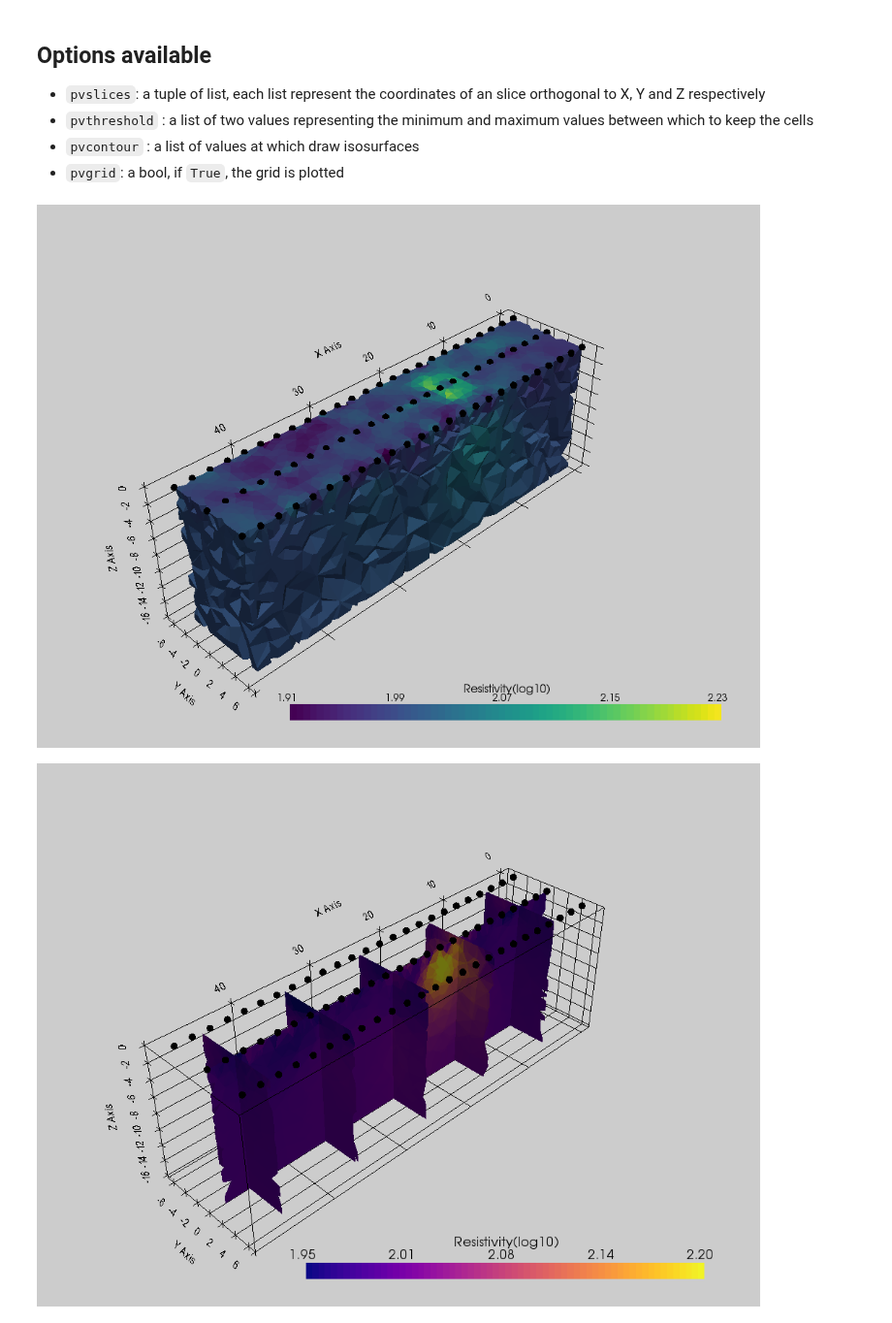
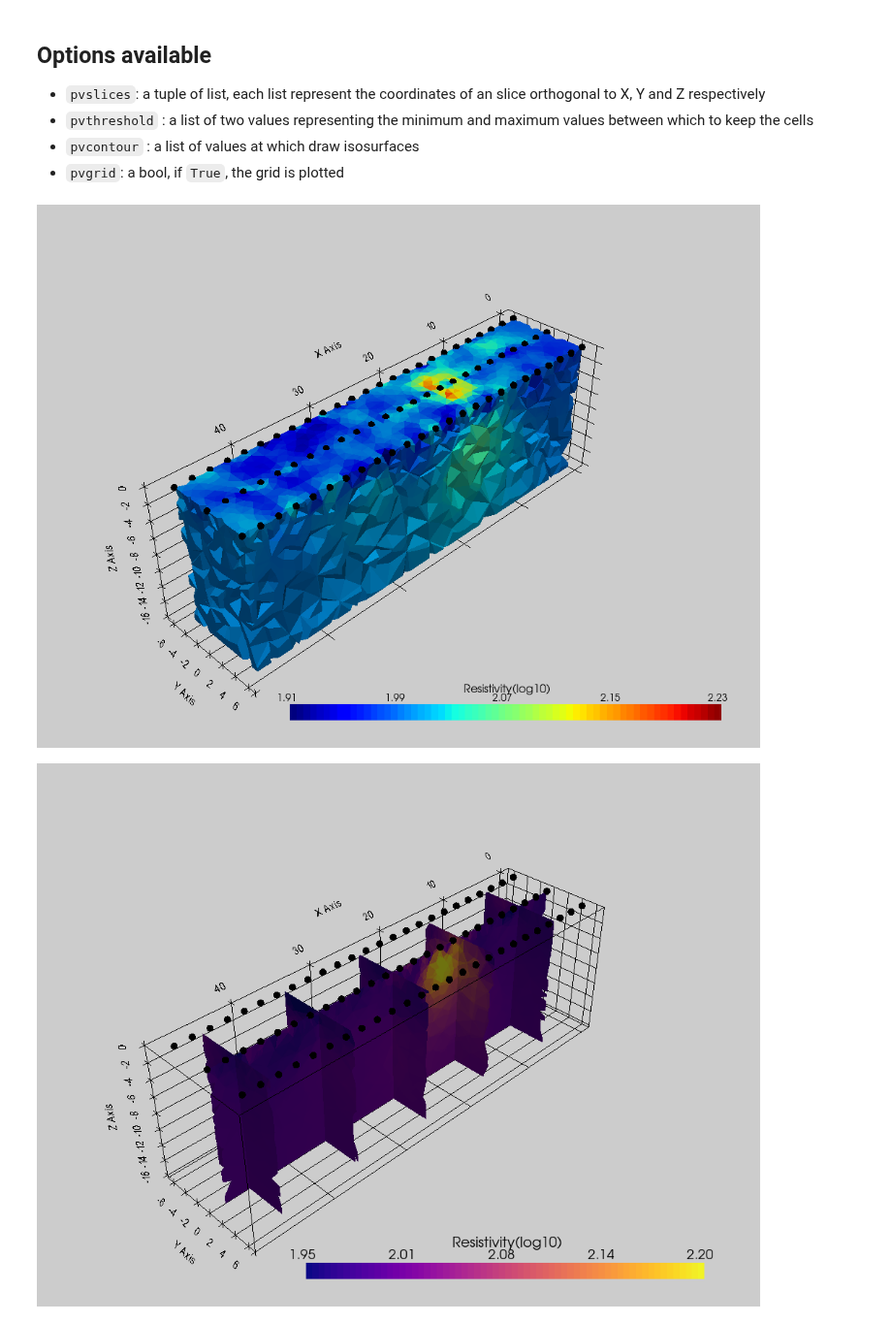
Before and after one commit to hkexgroup/resipy, a Jupyter notebook: jupyter-notebook/nb_3d-visualisation.ipynb, the cells around one changed output. Shown at 97% size. Saved outputs shown, nothing was run; the diff lists cells and outputs as text; code cells hidden in the pictures.

```diff
--- a/jupyter-notebook/nb_3d-visualisation.ipynb
+++ b/jupyter-notebook/nb_3d-visualisation.ipynb
@@ -45,9 +72,9 @@ Reading connection matrix...
 - `pvgrid`: a bool, if `True`, the grid is plotted
 # %%
 pl = pv.Plotter()
-k.showResults(ax=pl)
+k.showResults(ax=pl, color_map='jet')
 # %% [output]
-[figure, old version]
+[figure, new version]
 # %%
 pl = pv.Plotter()
 k.showResults(ax=pl, pvslices=([5,15,25,35,45],[0],[]), pvgrid=True, vmin=1.95, vmax=2.2, color_map='plasma')
```
Also changed, not shown: parts of 5 cells of this notebook, 6 other files.
